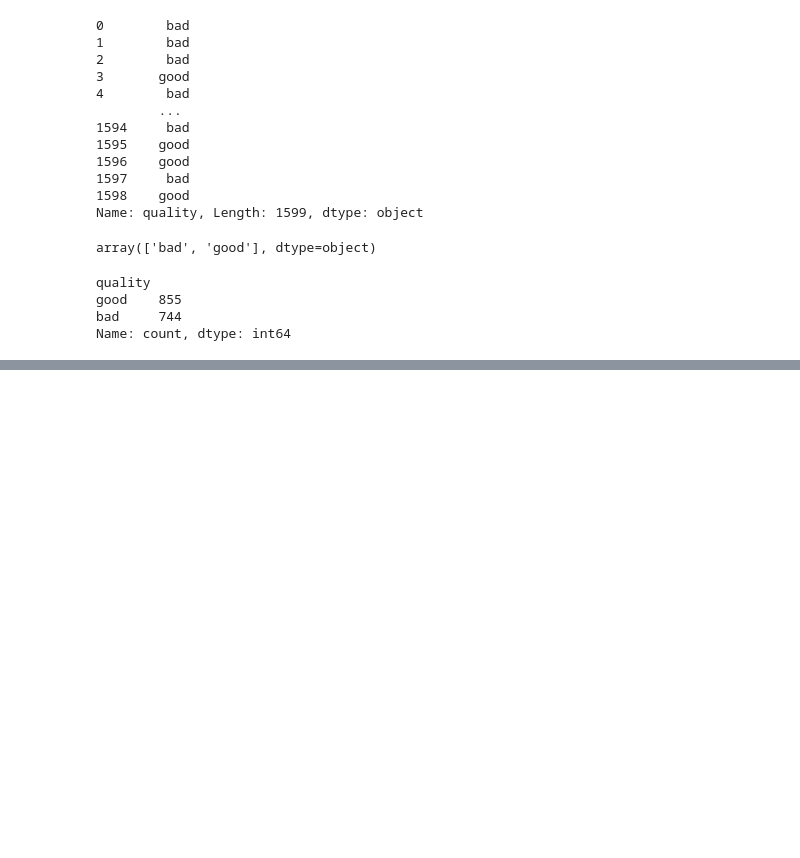
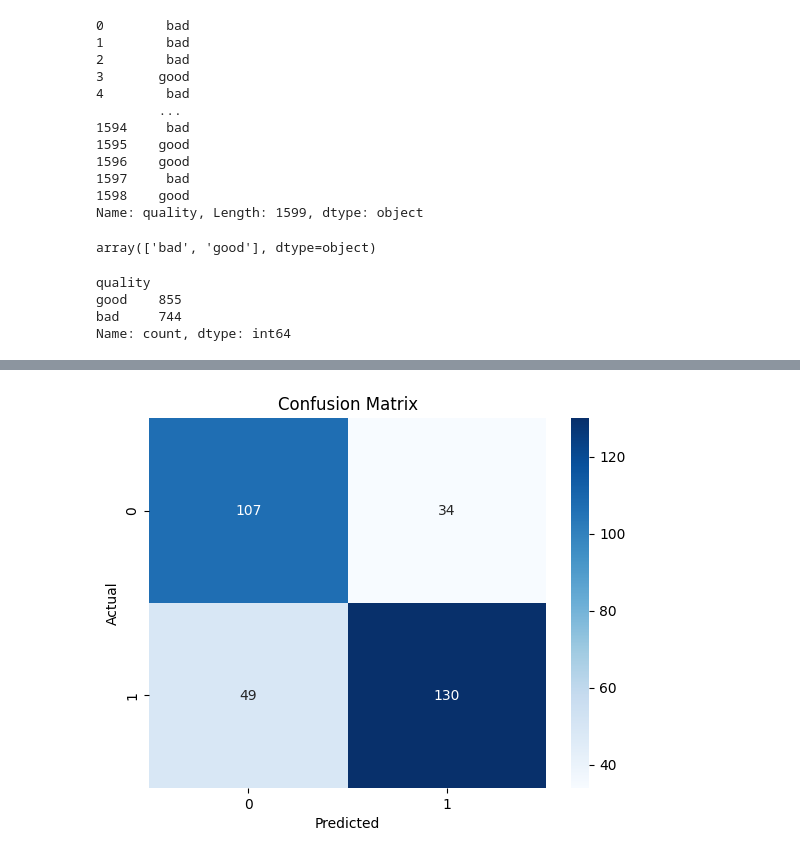
Before and after one commit to Jaz0XD/Bangalore_Internship, a Jupyter notebook: InternDay7.ipynb, the cells around one changed output, grey strips where cells are left out. Drawn from its saved outputs; the diff is of its cells as text; code cells hidden in the pictures; blank space fills up the shorter version.

```diff
--- a/InternDay7.ipynb
+++ b/InternDay7.ipynb
@@ -47,0 +66,4 @@ Name: count, dtype: int64
+# %%
+model = LogisticRegression(max_iter = 1000)
+# %%
+model.fit(X_train, y_train)
@@ -47,0 +78,2 @@ Name: count, dtype: int64
+# %%
+y_pred = model.predict(X_test)
@@ -47,0 +107,10 @@ Name: count, dtype: int64
+# %%
+matrix = confusion_matrix(y_test, y_pred)
+# %%
+sns.heatmap(matrix, annot=True, cmap = 'Blues', fmt='d' )
+plt.xlabel('Predicted')
+plt.ylabel('Actual')
+plt.title('Confusion Matrix')
+plt.show()
+# %% [output]
+[figure, added]
```
Also changed, not shown: parts of 12 cells of this notebook.
